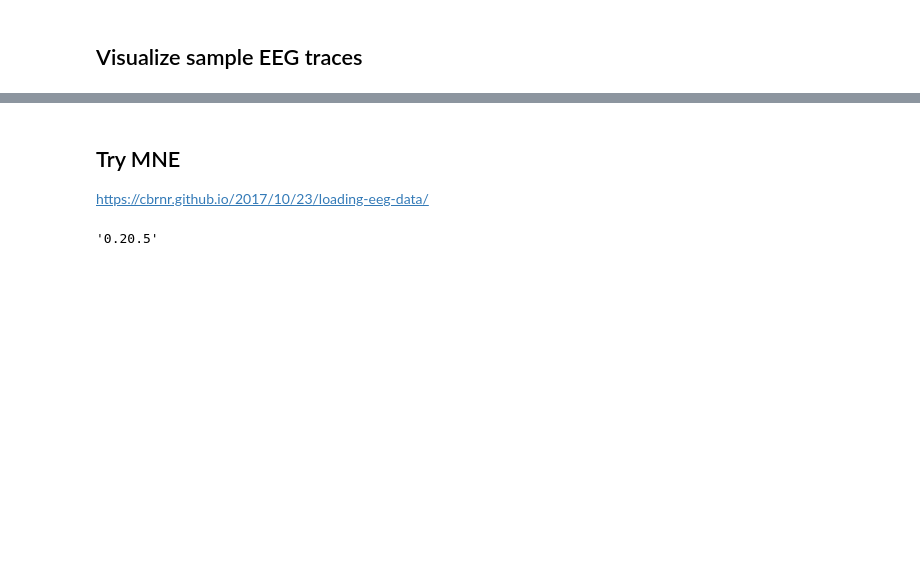
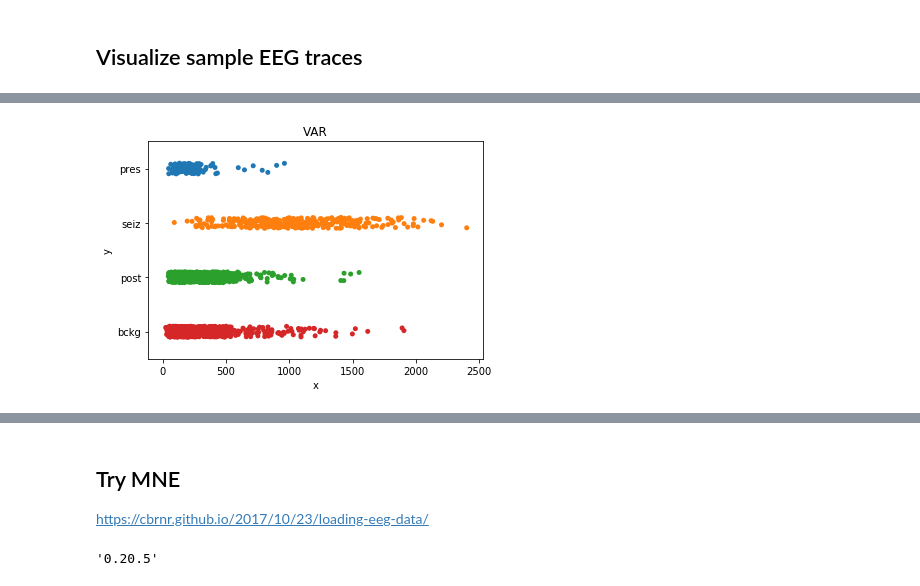
Before and after one commit to ylin00/seizurecast, a Jupyter notebook: explore.ipynb, the cells around one changed output, grey strips where cells are left out. Saved outputs shown, nothing was run; the diff lists cells and outputs as text; code cells hidden in the pictures; blank space fills up the shorter version.

```diff
--- a/explore.ipynb
+++ b/explore.ipynb
@@ -130,0 +295,6 @@ It seems like some trend is there between 8000~14000
+# %%
+# VAR
+new_ds = [np.mean(np.var(np.array(sample), 0)) for sample in dataset]
+explore1D(new_ds, 'VAR')
+# %% [output]
+[figure, added]
```
Also changed, not shown: parts of 57 cells of this notebook, 7 other files.
